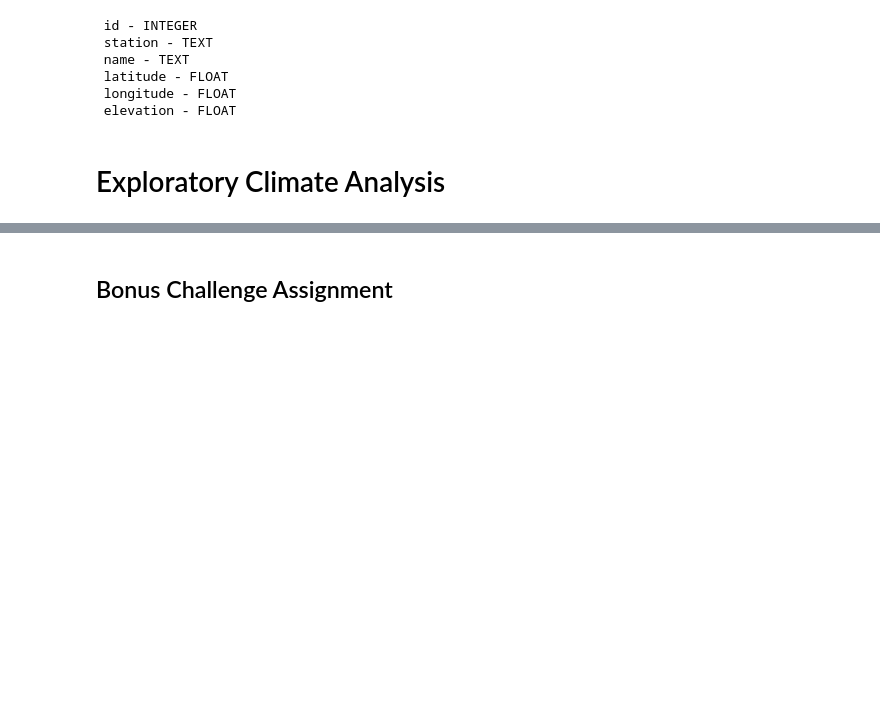
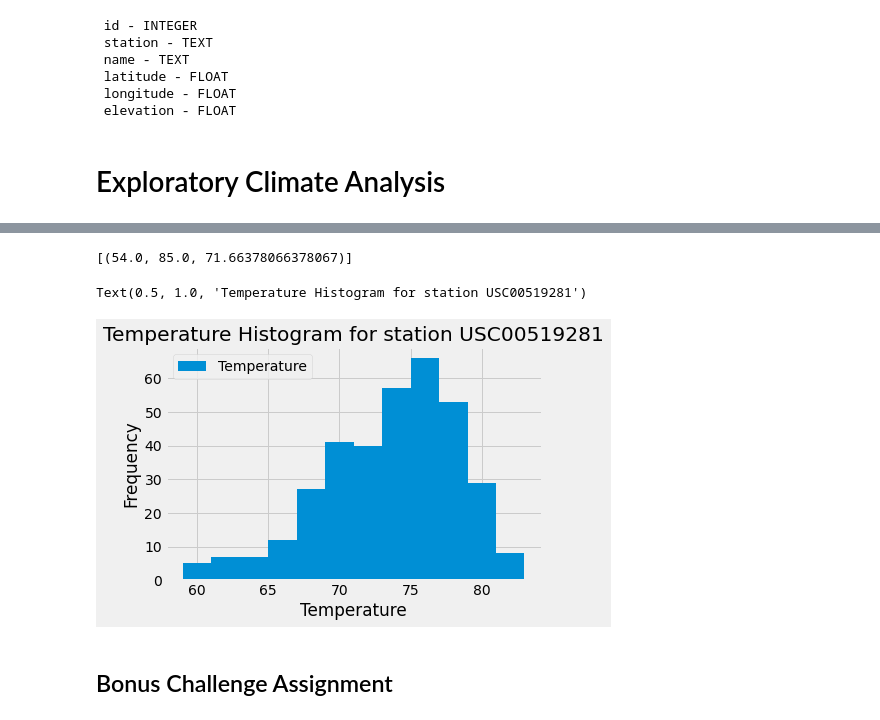
Before and after one commit to d-jimenez/sqlalchemy-challenge, a Jupyter notebook: climate_starter.ipynb, the cells around one changed output, grey strips where cells are left out. Drawn from its saved outputs; the diff is of its cells as text; code cells hidden in the pictures; blank space fills up the shorter version.

```diff
--- a/climate_starter.ipynb
+++ b/climate_starter.ipynb
@@ -105,3 +134,8 @@ df.plot(kind='bar')
 # %%
 # What are the most active stations? (i.e. what stations have the most rows)?
 # List the stations and the counts in descending order.
+station_activity=session.query(Measurement.station,func.count(Measurement.date))\
+.group_by(Measurement.station)\
+.order_by(func.count(Measurement.date).desc()).all()
+
+station_activity
@@ -108,9 +152,39 @@ df.plot(kind='bar')
 # %%
 # Using the station id from the previous query, calculate the lowest temperature recorded,
 # highest temperature recorded, and average temperature of the most active station?
+most_active_station=station_activity[0][0]
+most_active_station
+
+sel=[func.min(Measurement.tobs),func.max(Measurement.tobs),func.avg(Measurement.tobs)]
+
+results=session.query(*sel).filter(Measurement.station==most_active_station).all()
+# %% [output]
+[(54.0, 85.0, 71.66378066378067)]
 # %%
 # Choose the station with the highest number of temperature observations.
 # Query the last 12 months of temperature observation data for this station and plot the results as a histogram
+sel=[Measurement.station,Measurement.date,Measurement.tobs]
+results=session.query(*sel).filter(Measurement.date>=year_ago).filter(Measurement.station==most_active_station).all()
+results
+
+df_0=pd.DataFrame(results)
+
+column_names={'station':'Station',
+              'date':'Date',
+              'tobs':'Temperature'
+             }
+
+df_1=df_0.rename(columns=column_names)
+
+# df_1
+
+df_1.plot(kind='hist',bins=12)
+plt.xlabel('Temperature')
+plt.ylabel('Frequency')
+plt.title(f'Temperature Histogram for station {most_active_station}')
+# %% [output]
+Text(0.5, 1.0, 'Temperature Histogram for station USC00519281')
+[figure, added]
 # %% [markdown]
 ## Bonus Challenge Assignment
 # %%
```
Also changed, not shown: parts of 4 cells of this notebook, 1 other file.
